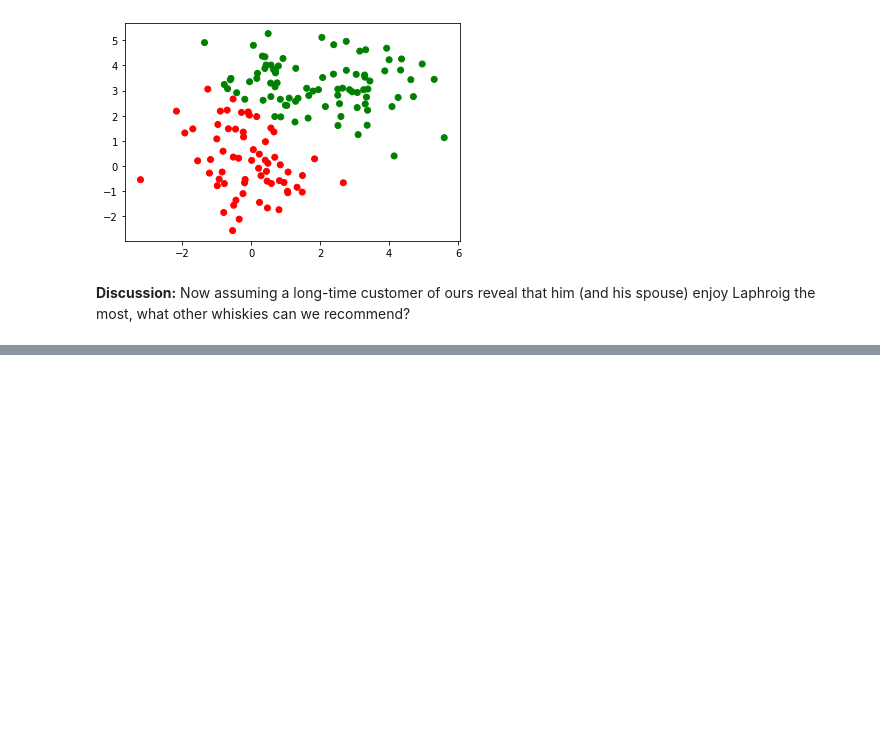
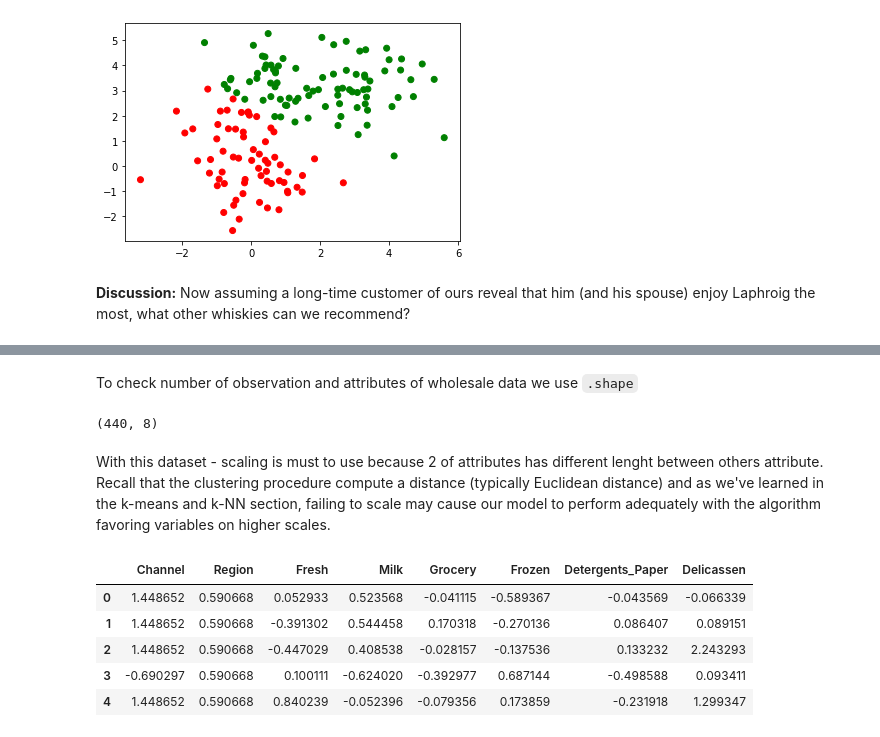
Before and after one commit to onlyphantom/tokopedia-fundamentals, a Jupyter notebook: 5_PythonMLF/Classification_and_Clustering.ipynb, the cells around one changed output, grey strips where cells are left out. Drawn from its saved outputs; the diff is of its cells as text; code cells hidden in the pictures; blank space fills up the shorter version.

```diff
--- a/5_PythonMLF/Classification_and_Clustering.ipynb
+++ b/5_PythonMLF/Classification_and_Clustering.ipynb
@@ -1145,0 +1184,8 @@ Now assuming a long-time customer of ours reveal that him (and his spouse) enjoy
+# %% [markdown]
+To check number of observation and attributes of wholesale data we use `.shape`
+# %%
+wholesale.shape
+# %% [output]
+(440, 8)
+# %% [markdown]
+With this dataset - scaling is must to use because 2 of attributes has different lenght between others attribute. Recall that the clustering procedure compute a distance (typically Euclidean distance) and as we've learned in the k-means and k-NN section, failing to scale may cause our model to perform adequately with the algorithm favoring variables on higher scales.
@@ -1145,0 +1202,9 @@ Now assuming a long-time customer of ours reveal that him (and his spouse) enjoy
+# %%
+wholesale_scaler.head()
+# %% [output]
+|  | Channel | Region | Fresh | Milk | Grocery | Frozen | Detergents_Paper | Delicassen |
+| 0 | 1.448652 | 0.590668 | 0.052933 | 0.523568 | -0.041115 | -0.589367 | -0.043569 | -0.066339 |
+| 1 | 1.448652 | 0.590668 | -0.391302 | 0.544458 | 0.170318 | -0.270136 | 0.086407 | 0.089151 |
+| 2 | 1.448652 | 0.590668 | -0.447029 | 0.408538 | -0.028157 | -0.137536 | 0.133232 | 2.243293 |
+| 3 | -0.690297 | 0.590668 | 0.100111 | -0.624020 | -0.392977 | 0.687144 | -0.498588 | 0.093411 |
+| 4 | 1.448652 | 0.590668 | 0.840239 | -0.052396 | -0.079356 | 0.173859 | -0.231918 | 1.299347 |
```
Also changed, not shown: parts of 16 cells of this notebook.
